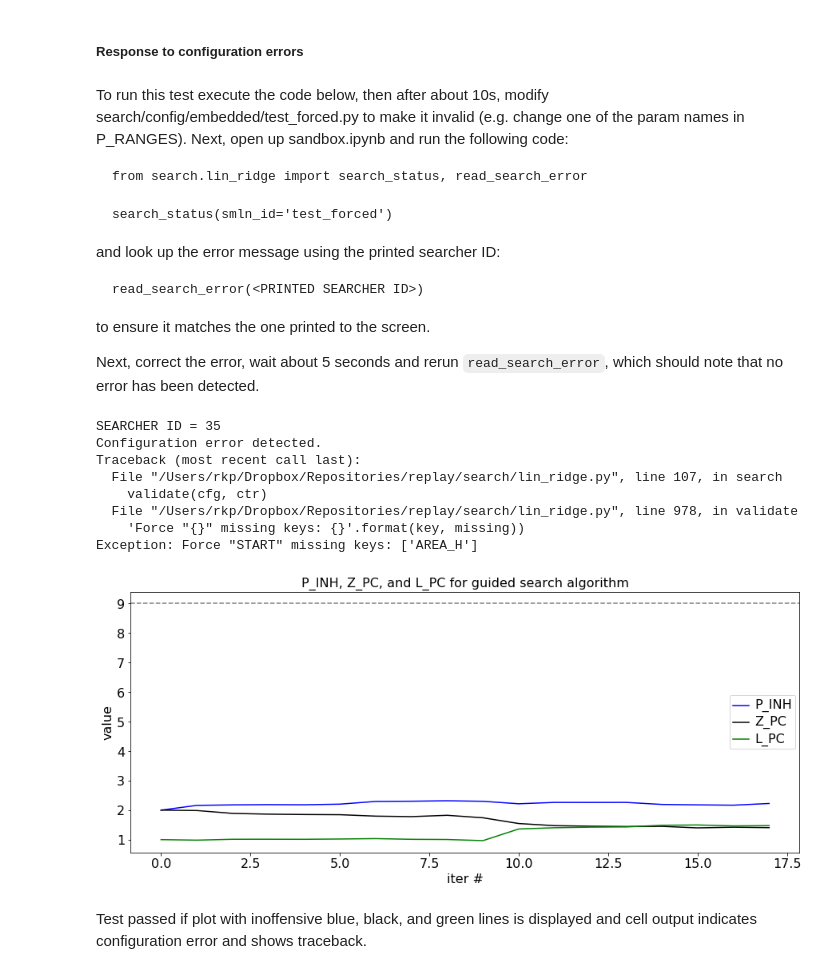
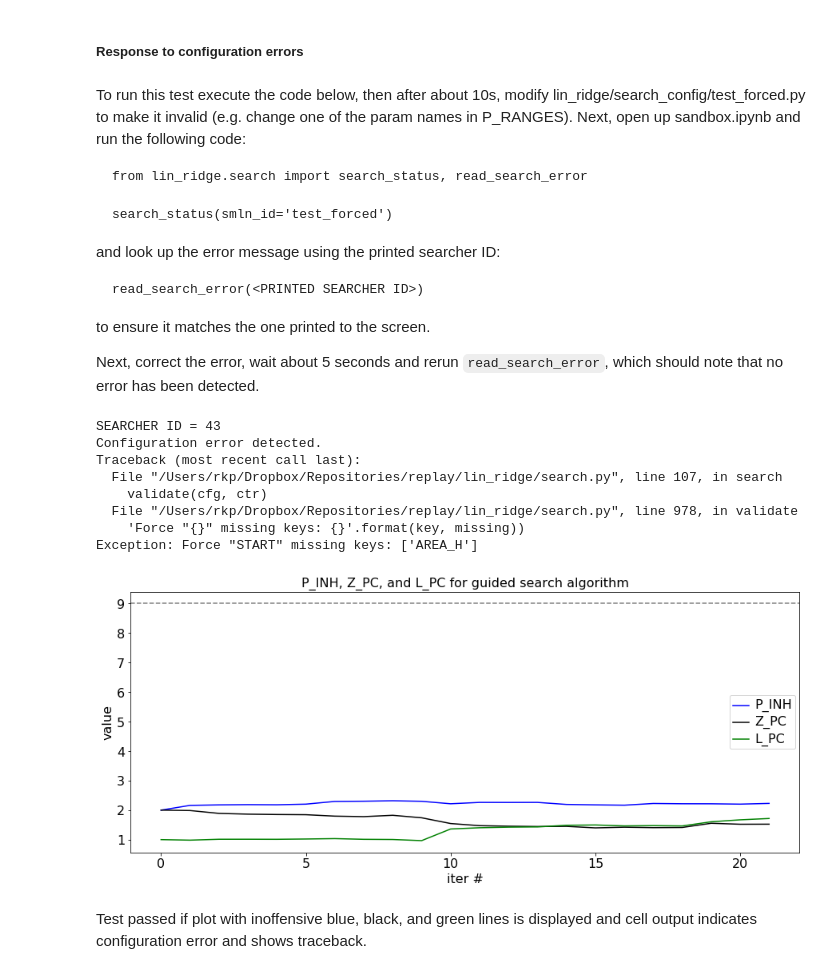
Before and after one commit to rkp8000/network_replay, a Jupyter notebook: s1_lin_ridge_trials.ipynb, the cells around one changed output. Saved outputs shown, nothing was run; the diff lists cells and outputs as text; code cells hidden in the pictures.

Commit message:
Refactor organization of lin_ridge search section of project.

````diff
--- a/s1_lin_ridge_trials.ipynb
+++ b/s1_lin_ridge_trials.ipynb
@@ -46,7 +46,7 @@ from plot import set_font_size
 # %% [markdown]
 ### Unit tests of pre-computation functions
 # %%
-from search import lin_ridge_pre
+from lin_ridge.pre import w_n_pc_ec_vs_dist, v_g_n_vs_w_n_pc_ec_fr_ec
 
 import PARAMETERS as P
 
@@ -57,7 +57,7 @@ class LinRidgeGlobal(object):
 
     ## W_N_PC_EC VS DIST COMPUTATION
 
-    PATH_W_N_PC_EC_VS_DIST = 'search/pre/lin_ridge/test_w_n_ec_pc_vs_dist.npy'
+    PATH_W_N_PC_EC_VS_DIST = 'lin_ridge/rslts_pre/test_w_n_ec_pc_vs_dist.npy'
 
     DUR_W_PRE = 5
     STIM_W_PRE = (0, 2)
@@ -66,7 +66,7 @@ class LinRidgeGlobal(object):
 
     ## V, G_N VS W_N_PC_EC, FR_EC COMPUTATION
 
-    PATH_V_G_N_VS_W_N_PC_EC_FR_EC = 'search/pre/lin_ridge/test_v_g_n_vs_w_n_pc_ec_fr_ec.npy'
+    PATH_V_G_N_VS_W_N_PC_EC_FR_EC = 'lin_ridge/rslts_pre/test_v_g_n_vs_w_n_pc_ec_fr_ec.npy'
 
     DUR_V_G_PRE = 6
     MEASURE_START_V_G_PRE = 1
@@ -968,15 +968,15 @@ Test passed if first 6 histograms are approximately gaussian, truncated at 0 and
 
 Here we use a config file specifying an optimal solution when P_INH = Z_PC = L_PC = 9, with the other params irrelevant. We ensure its correct functioning by plotting out the sequence of P_INH, Z_PCm and L_PC arrived at by the search process, to ensure they move in the direction of the optimum. We perform the search with two different average step sizes.
 # %%
-from search.config.lin_ridge import test_guided_1 as cfg_1
-from search.config.lin_ridge import test_guided_2 as cfg_2
+from lin_ridge.search_config import test_guided_1 as cfg_1
+from lin_ridge.search_config import test_guided_2 as cfg_2
 
 C.MAX_SEARCH_ITER = 1000
 
 # perform search for both searchers
-searcher_id_1 = lin_ridge.search('test_guided_1', mock, C, seed=0, commit='test_guided')
+searcher_id_1 = search.search('test_guided_1', mock, C, seed=0, commit='test_guided')
 
-searcher_id_2 = lin_ridge.search('test_guided_2', mock, C, seed=0, commit='test_guided')
+searcher_id_2 = search.search('test_guided_2', mock, C, seed=0, commit='test_guided')
 
 # retrieve search results from db
 session = make_session()
@@ -1312,10 +1312,10 @@ Test passed  if "New forcing sequence detected" is output, and if sharp [9, 1, 9
 # %% [markdown]
 ##### Response to configuration errors
 # %% [markdown]
-To run this test execute the code below, then after about 10s, modify search/config/embedded/test_forced.py to make it invalid (e.g. change one of the param names in P_RANGES). Next, open up sandbox.ipynb and run the following code:
+To run this test execute the code below, then after about 10s, modify lin_ridge/search_config/test_forced.py to make it invalid (e.g. change one of the param names in P_RANGES). Next, open up sandbox.ipynb and run the following code:
 
 ```
-from search.lin_ridge import search_status, read_search_error
+from lin_ridge.search import search_status, read_search_error
 
 search_status(smln_id='test_forced')
 ```
@@ -1330,12 +1330,12 @@ to ensure it matches the one printed to the screen.
 
 Next, correct the error, wait about 5 seconds and rerun `read_search_error`, which should note that no error has been detected.
 # %%
-from search.config.lin_ridge import test_forced as cfg
+from lin_ridge.search_config import test_forced as cfg
 
 C.MAX_SEARCH_ITER = 25
 
 # perform search
-searcher_id = lin_ridge.search('test_forced', mock, C, seed=0, commit='test_forced', verbose=True)
+searcher_id = search.search('test_forced', mock, C, seed=0, commit='test_forced', verbose=True)
 
 # get trials and params
 session = make_session()
@@ -1343,36 +1343,36 @@ trials = session.query(d_models.LinRidgeTrial).filter(
     d_models.LinRidgeTrial.searcher_id == searcher_id).order_by(
     d_models.LinRidgeTrial.id).all()
 session.close()
 
 # get p_inh, z_pc, and l_pc
 p_inhs = [trial.p_inh for trial in trials]
 z_pcs = [trial.z_pc for trial in trials]
 l_pcs = [trial.l_pc for trial in trials]
 
 # plot trajectory of z_pc and l_pc
 fig, ax = plt.subplots(1, 1, figsize=(15, 6))
 
 ax.plot(p_inhs, color='b')
 ax.plot(z_pcs, color='k')
 ax.plot(l_pcs, color='g')
 
 ax.legend(['P_INH', 'Z_PC', 'L_PC'])
 ax.axhline(cfg.U_TARG, color='gray', ls='--')
 
 ax.set_xlabel('iter #')
 ax.set_ylabel('value')
 ax.set_title('P_INH, Z_PC, and L_PC for guided search algorithm')
 
 set_font_size(ax, 16)
 # %% [output]
-SEARCHER ID = 35
+SEARCHER ID = 43
 Configuration error detected.
 Traceback (most recent call last):
-  File "/Users/rkp/Dropbox/Repositories/replay/search/lin_ridge.py", line 107, in search
+  File "/Users/rkp/Dropbox/Repositories/replay/lin_ridge/search.py", line 107, in search
     validate(cfg, ctr)
-  File "/Users/rkp/Dropbox/Repositories/replay/search/lin_ridge.py", line 978, in validate
+  File "/Users/rkp/Dropbox/Repositories/replay/lin_ridge/search.py", line 978, in validate
     'Force "{}" missing keys: {}'.format(key, missing))
 Exception: Force "START" missing keys: ['AREA_H']
-[figure, old version]
+[figure, new version]
 # %% [markdown]
 Test passed if plot with inoffensive blue, black, and green lines is displayed and cell output indicates configuration error and shows traceback.
````
Also changed, not shown: parts of 26 cells of this notebook, 17 other files.
